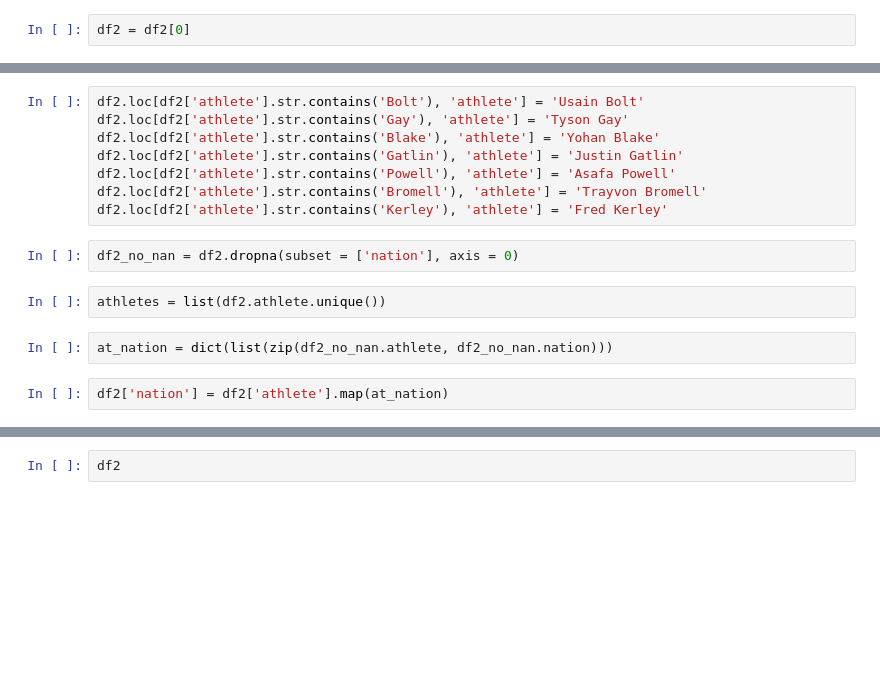
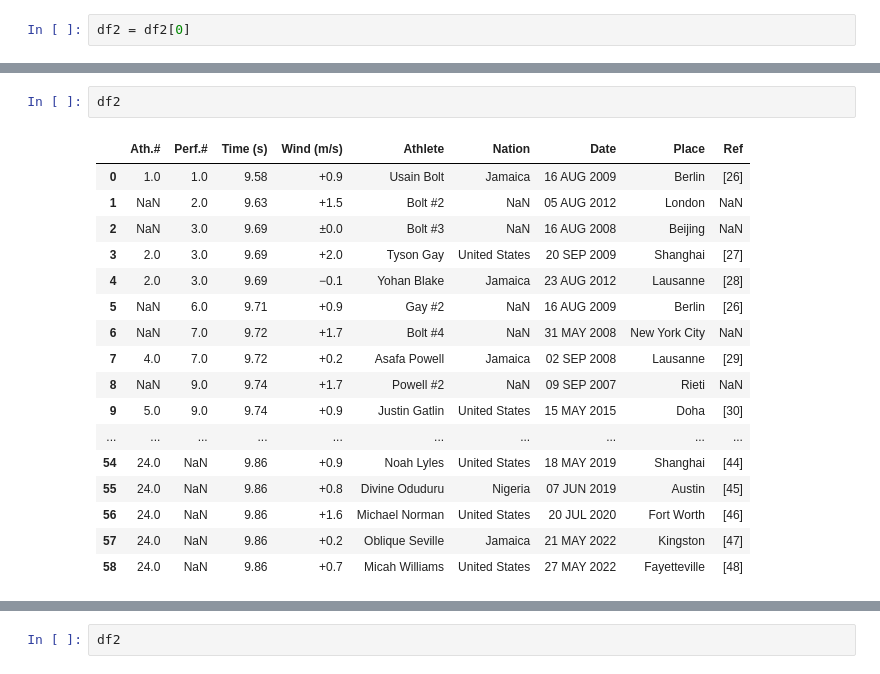
Before and after one commit to Delonix7/Data_Science_Essentials, a Jupyter notebook: Web_Scraping_with_Python.ipynb, the cells around one changed output, grey strips where cells are left out. Cells and saved outputs as stored; diff of their text form; blank space fills up the shorter version.

```diff
--- a/Web_Scraping_with_Python.ipynb
+++ b/Web_Scraping_with_Python.ipynb
@@ -317,19 +333,23 @@ df2.drop(['athlete_num', 'ref'], axis = 1, inplace = True)
-# %%
-df2.loc[df2['athlete'].str.contains('Bolt'), 'athlete'] = 'Usain Bolt'
-df2.loc[df2['athlete'].str.contains('Gay'), 'athlete'] = 'Tyson Gay'
-df2.loc[df2['athlete'].str.contains('Blake'), 'athlete'] = 'Yohan Blake'
-df2.loc[df2['athlete'].str.contains('Gatlin'), 'athlete'] = 'Justin Gatlin'
-df2.loc[df2['athlete'].str.contains('Powell'), 'athlete'] = 'Asafa Powell'
-df2.loc[df2['athlete'].str.contains('Bromell'), 'athlete'] = 'Trayvon Bromell'
-df2.loc[df2['athlete'].str.contains('Kerley'), 'athlete'] = 'Fred Kerley'
-# %%
-df2_no_nan = df2.dropna(subset = ['nation'], axis = 0)
-# %%
-athletes = list(df2.athlete.unique())
-# %%
-at_nation = dict(list(zip(df2_no_nan.athlete, df2_no_nan.nation)))
-# %%
-df2['nation'] = df2['athlete'].map(at_nation)
+# %%
+df2
+# %% [output]
+|  | Ath.# | Perf.# | Time (s) | Wind (m/s) | Athlete | Nation | Date | Place | Ref |
+| 0 | 1.0 | 1.0 | 9.58 | +0.9 | Usain Bolt | Jamaica | 16 AUG 2009 | Berlin | [26] |
+| 1 | NaN | 2.0 | 9.63 | +1.5 | Bolt #2 | NaN | 05 AUG 2012 | London | NaN |
+| 2 | NaN | 3.0 | 9.69 | ±0.0 | Bolt #3 | NaN | 16 AUG 2008 | Beijing | NaN |
+| 3 | 2.0 | 3.0 | 9.69 | +2.0 | Tyson Gay | United States | 20 SEP 2009 | Shanghai | [27] |
+| 4 | 2.0 | 3.0 | 9.69 | −0.1 | Yohan Blake | Jamaica | 23 AUG 2012 | Lausanne | [28] |
+| 5 | NaN | 6.0 | 9.71 | +0.9 | Gay #2 | NaN | 16 AUG 2009 | Berlin | [26] |
+| 6 | NaN | 7.0 | 9.72 | +1.7 | Bolt #4 | NaN | 31 MAY 2008 | New York City | NaN |
+| 7 | 4.0 | 7.0 | 9.72 | +0.2 | Asafa Powell | Jamaica | 02 SEP 2008 | Lausanne | [29] |
+| 8 | NaN | 9.0 | 9.74 | +1.7 | Powell #2 | NaN | 09 SEP 2007 | Rieti | NaN |
+| 9 | 5.0 | 9.0 | 9.74 | +0.9 | Justin Gatlin | United States | 15 MAY 2015 | Doha | [30] |
+| ... | ... | ... | ... | ... | ... | ... | ... | ... | ... |
+| 54 | 24.0 | NaN | 9.86 | +0.9 | Noah Lyles | United States | 18 MAY 2019 | Shanghai | [44] |
+| 55 | 24.0 | NaN | 9.86 | +0.8 | Divine Oduduru | Nigeria | 07 JUN 2019 | Austin | [45] |
+| 56 | 24.0 | NaN | 9.86 | +1.6 | Michael Norman | United States | 20 JUL 2020 | Fort Worth | [46] |
+| 57 | 24.0 | NaN | 9.86 | +0.2 | Oblique Seville | Jamaica | 21 MAY 2022 | Kingston | [47] |
+| 58 | 24.0 | NaN | 9.86 | +0.7 | Micah Williams | United States | 27 MAY 2022 | Fayetteville | [48] |
 # %%
 df2.shape
 # %% [output]
```
Also changed, not shown: parts of 39 cells of this notebook.
